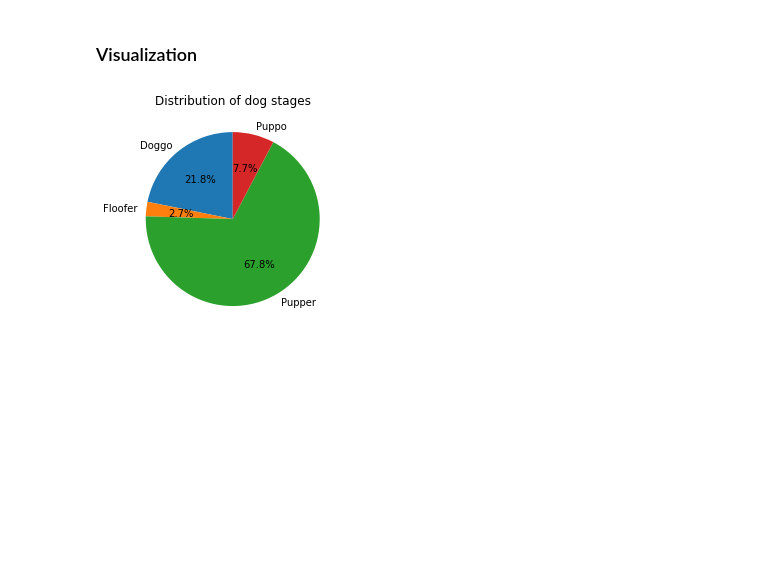
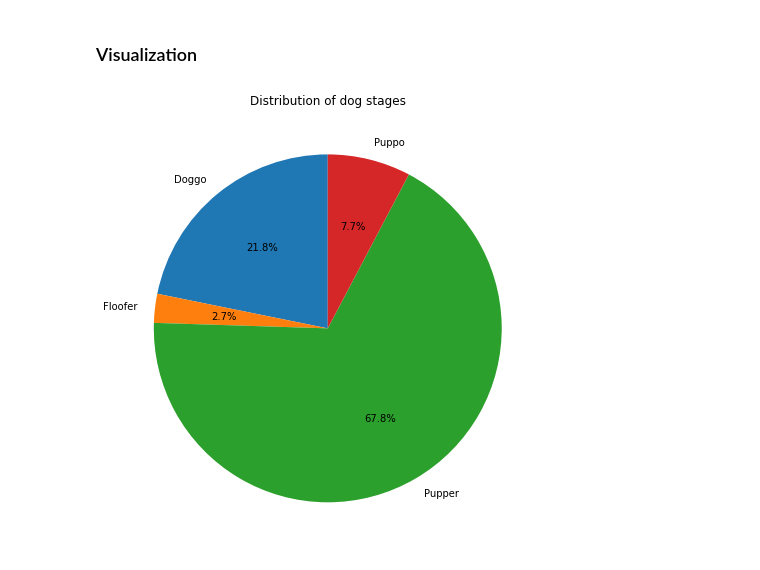
Before and after one commit to picusin/we-rate-dogs, a Jupyter notebook: we-rate-dogs.ipynb, the cells around one changed output. Saved outputs shown, nothing was run; the diff lists cells and outputs as text; code cells hidden in the pictures; blank space fills up the shorter version.

```diff
--- a/we-rate-dogs.ipynb
+++ b/we-rate-dogs.ipynb
@@ -1237,7 +1237,8 @@ df_master.to_csv('twitter_archive_master.csv', index=False)
 ## Analyzing and Visualizing Data
 In this section, analyze and visualize the wrangled data.
 # %%
-df = pd.read_csv('twitter_archive_master.csv')
+df = pd.read_csv('twitter-archive-master.csv')
+os.makedirs('images', exist_ok=True)
 # %% [markdown]
 First, look at the rating distribution:
 # %%
@@ -1385,9 +1391,10 @@ stage_counts = df.stage.value_counts().sort_index(ascending=True).tolist()
 # %%
 labels = 'Doggo', 'Floofer', 'Pupper', 'Puppo'
 
-fig1, ax1 = plt.subplots()
-ax1.pie(stage_counts, labels=labels, autopct='%1.1f%%', startangle=90)
+plt.figure(figsize = [8, 8])
+plt.pie(stage_counts, labels=labels, autopct='%1.1f%%', startangle=90)
 plt.title("Distribution of dog stages")
-plt.show()
+plt.savefig('images/fig02.jpg', bbox_inches='tight')
+plt.show();
 # %% [output]
-[figure, old version]
+[figure, new version]
```
Also changed, not shown: parts of 2 cells of this notebook, 2 other files.
